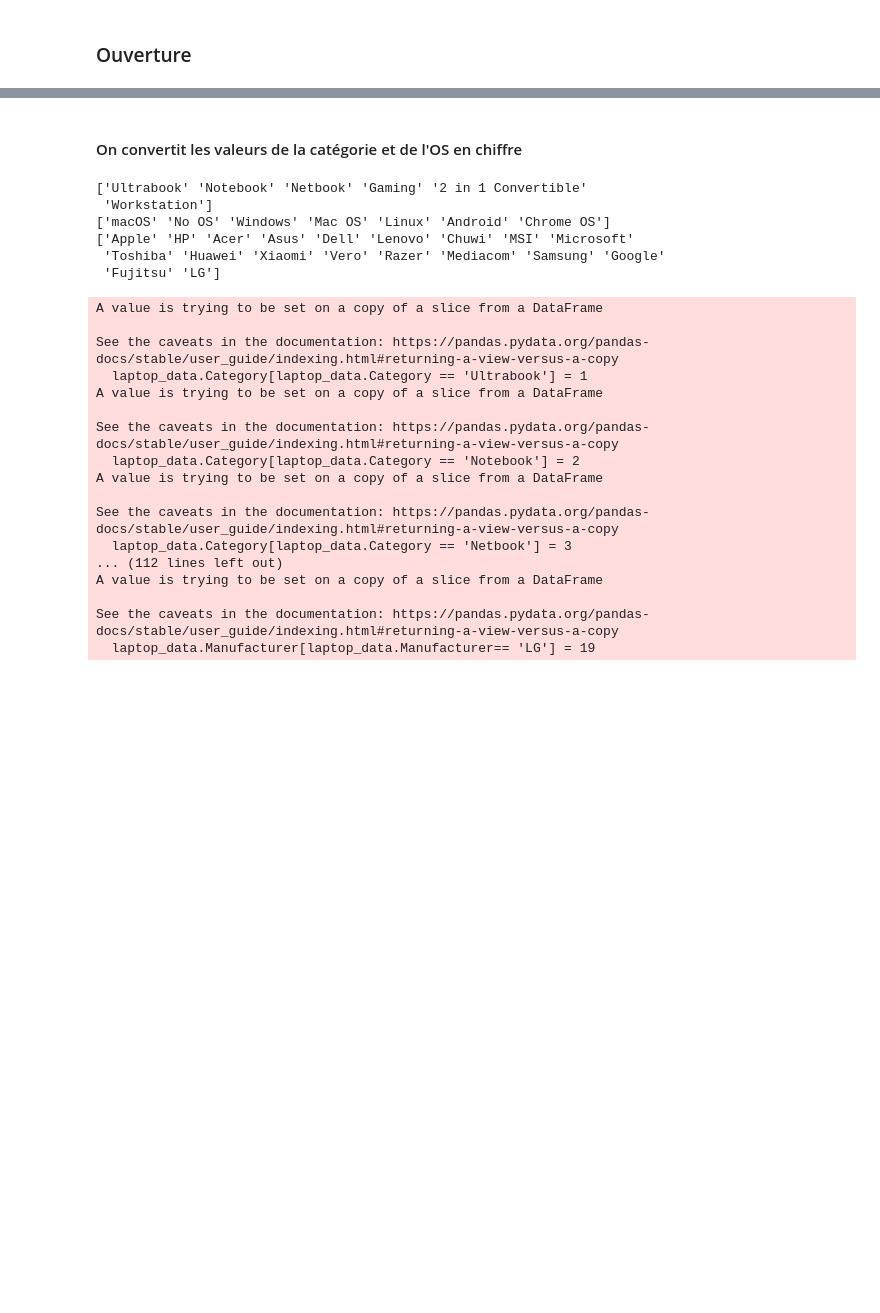
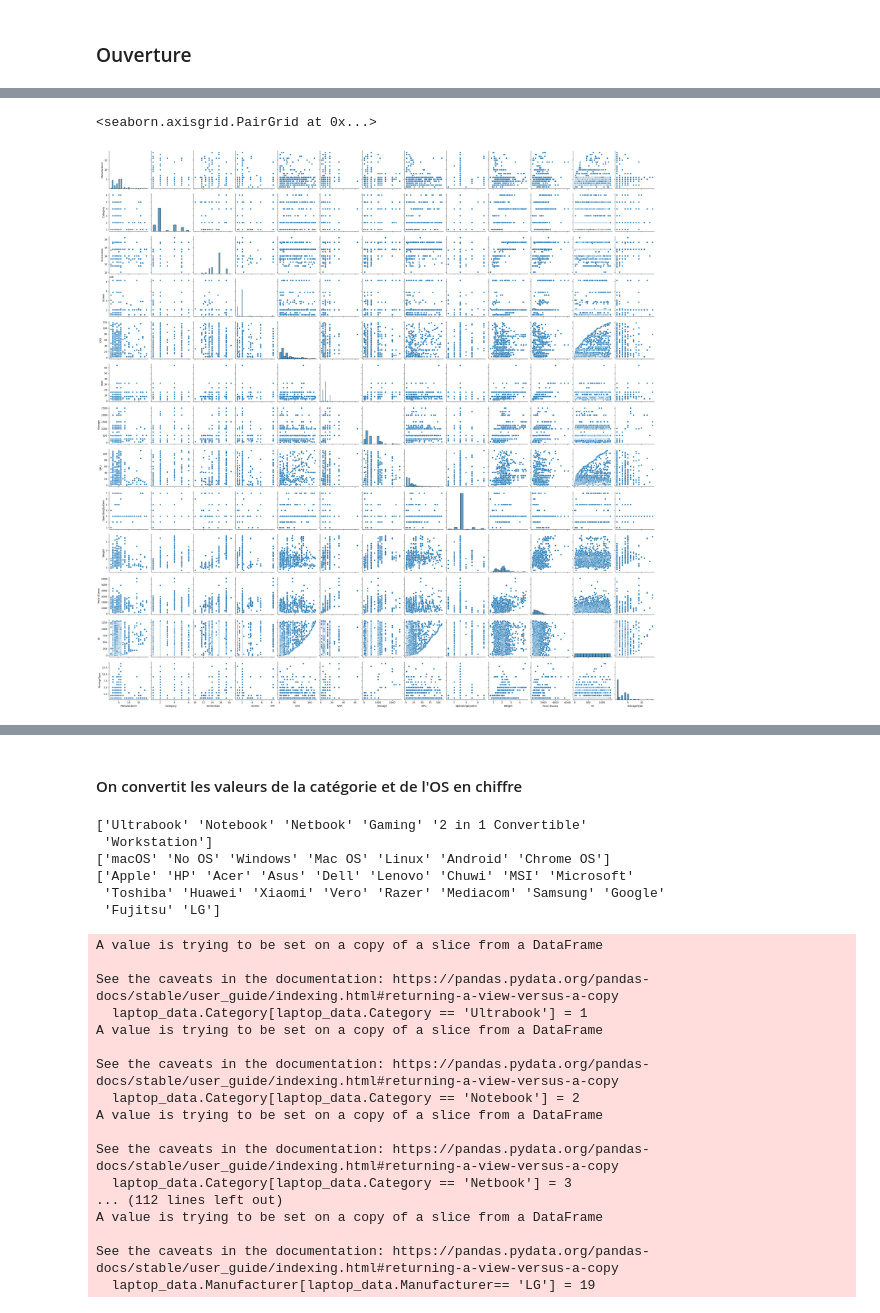
Before and after one commit to SnowZucc/Laptops-Data-Regression, a Jupyter notebook: data_analysis.ipynb, the cells around one changed output, grey strips where cells are left out. Saved outputs shown, nothing was run; the diff lists cells and outputs as text; code cells hidden in the pictures; blank space fills up the shorter version.

```diff
--- a/data_analysis.ipynb
+++ b/data_analysis.ipynb
@@ -63,0 +76,5 @@ laptop_data.loc['499,00']
+# %%
+sns.pairplot(laptop_data)
+# %% [output]
+<seaborn.axisgrid.PairGrid at 0x...>
+[figure, added]
```
Also changed, not shown: parts of 20 cells of this notebook.
